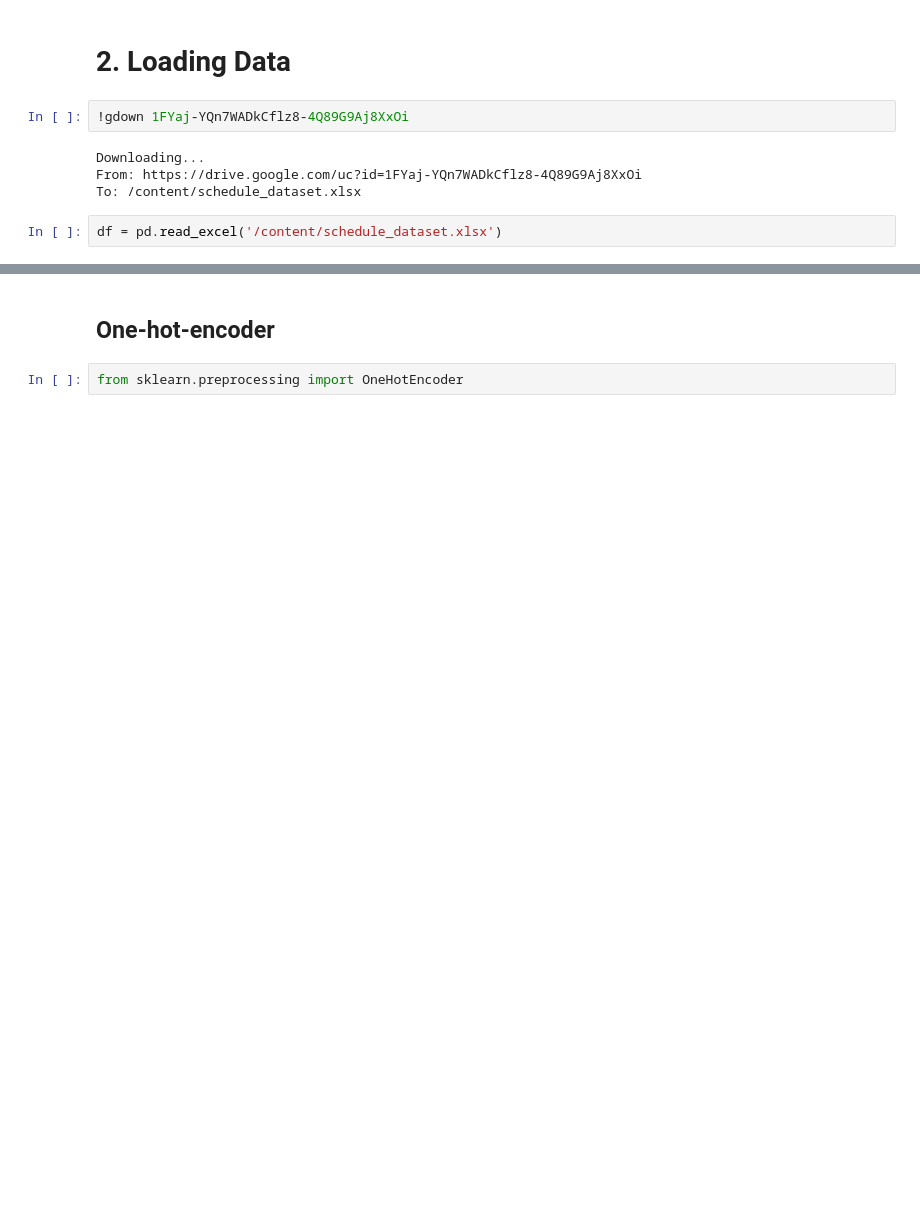
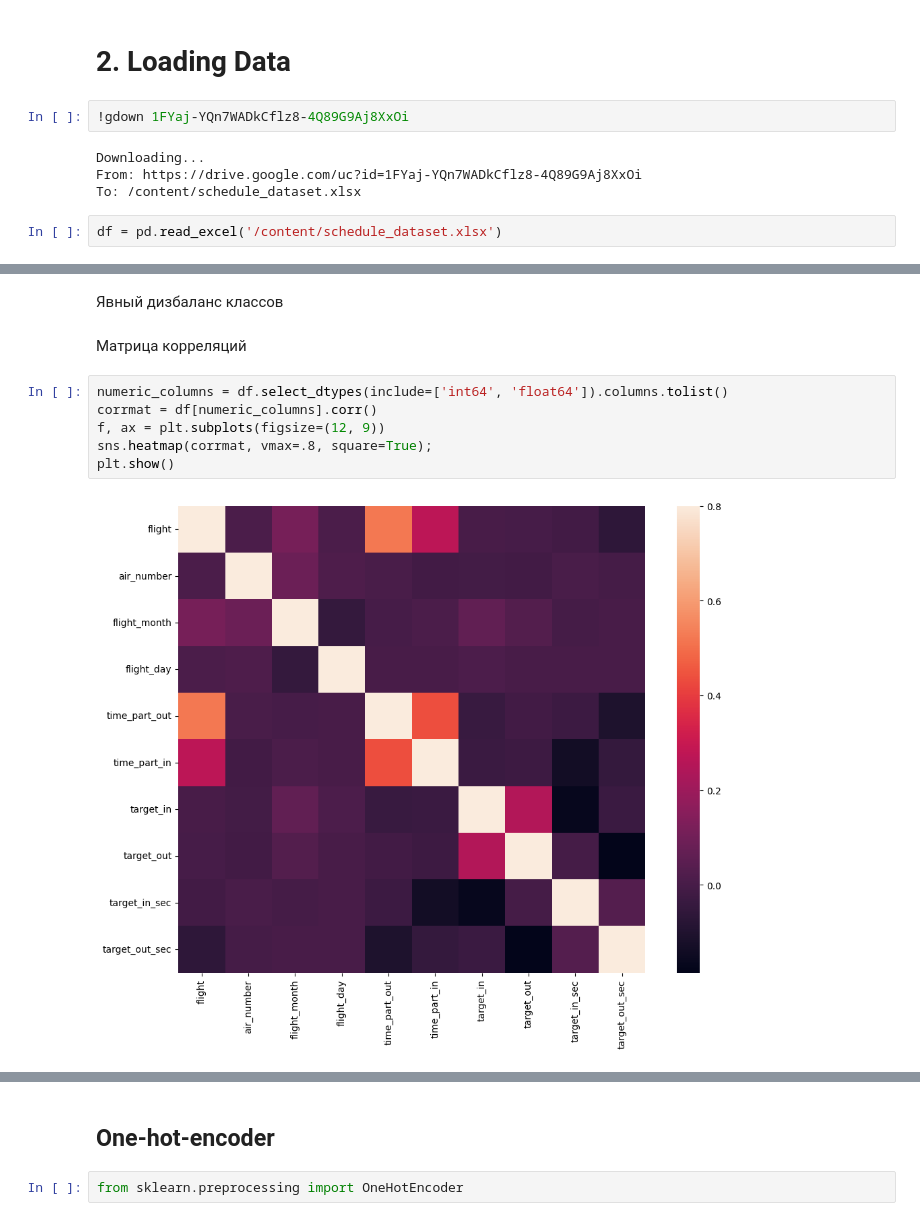
Before and after one commit to Oleksij-gh/infotech-task, a Jupyter notebook: infotech_test_task_v2.ipynb, the cells around one changed output, grey strips where cells are left out. Saved outputs shown, nothing was run; the diff lists cells and outputs as text; blank space fills up the shorter version.

```diff
--- a/infotech_test_task_v2.ipynb
+++ b/infotech_test_task_v2.ipynb
@@ -33,0 +125,12 @@ df.head()
+# %% [markdown]
+Явный дизбаланс классов
+# %% [markdown]
+Матрица корреляций
+# %%
+numeric_columns = df.select_dtypes(include=['int64', 'float64']).columns.tolist()
+corrmat = df[numeric_columns].corr()
+f, ax = plt.subplots(figsize=(12, 9))
+sns.heatmap(corrmat, vmax=.8, square=True);
+plt.show()
+# %% [output]
+[figure, added]
```
Also changed, not shown: parts of 55 cells of this notebook.
